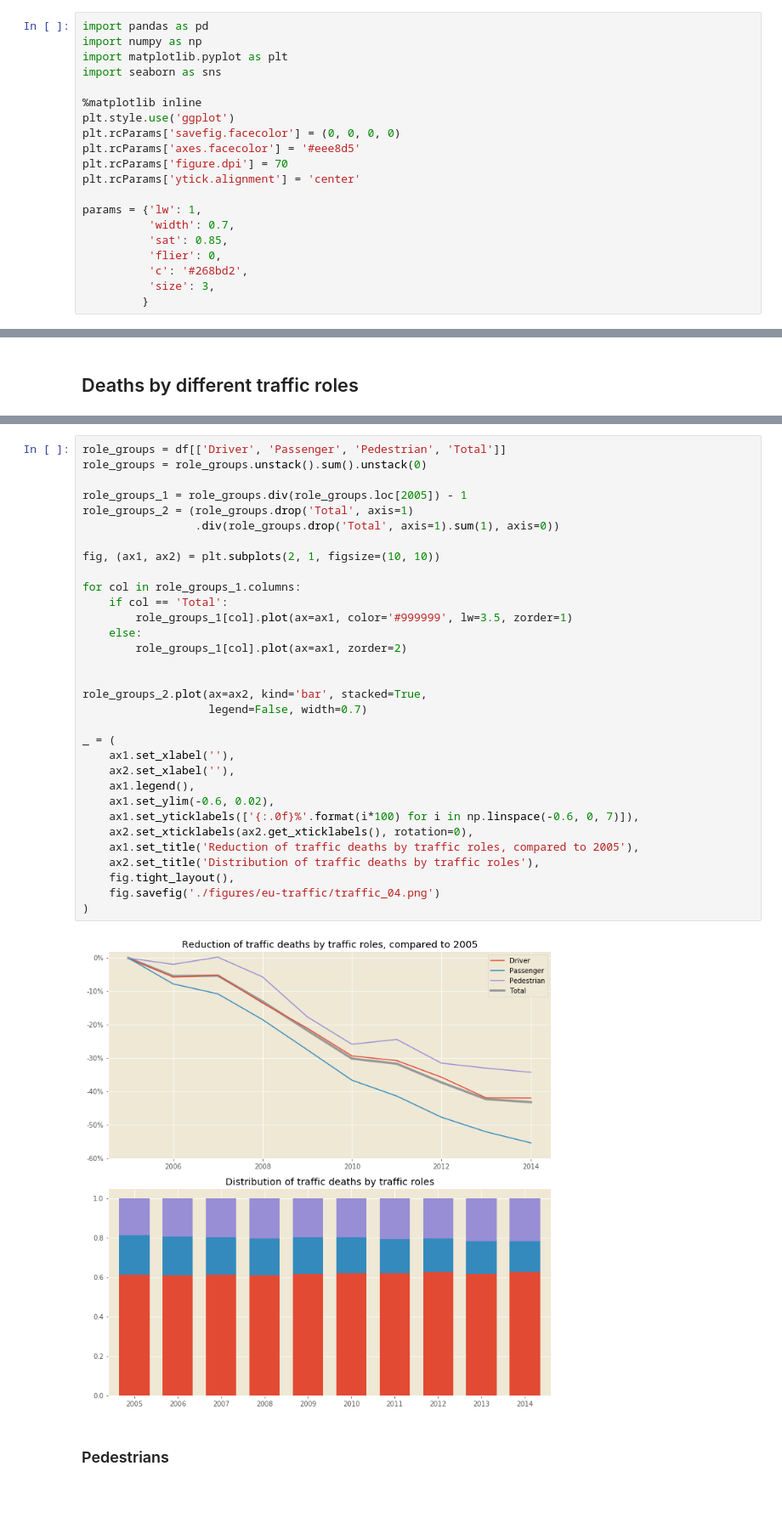
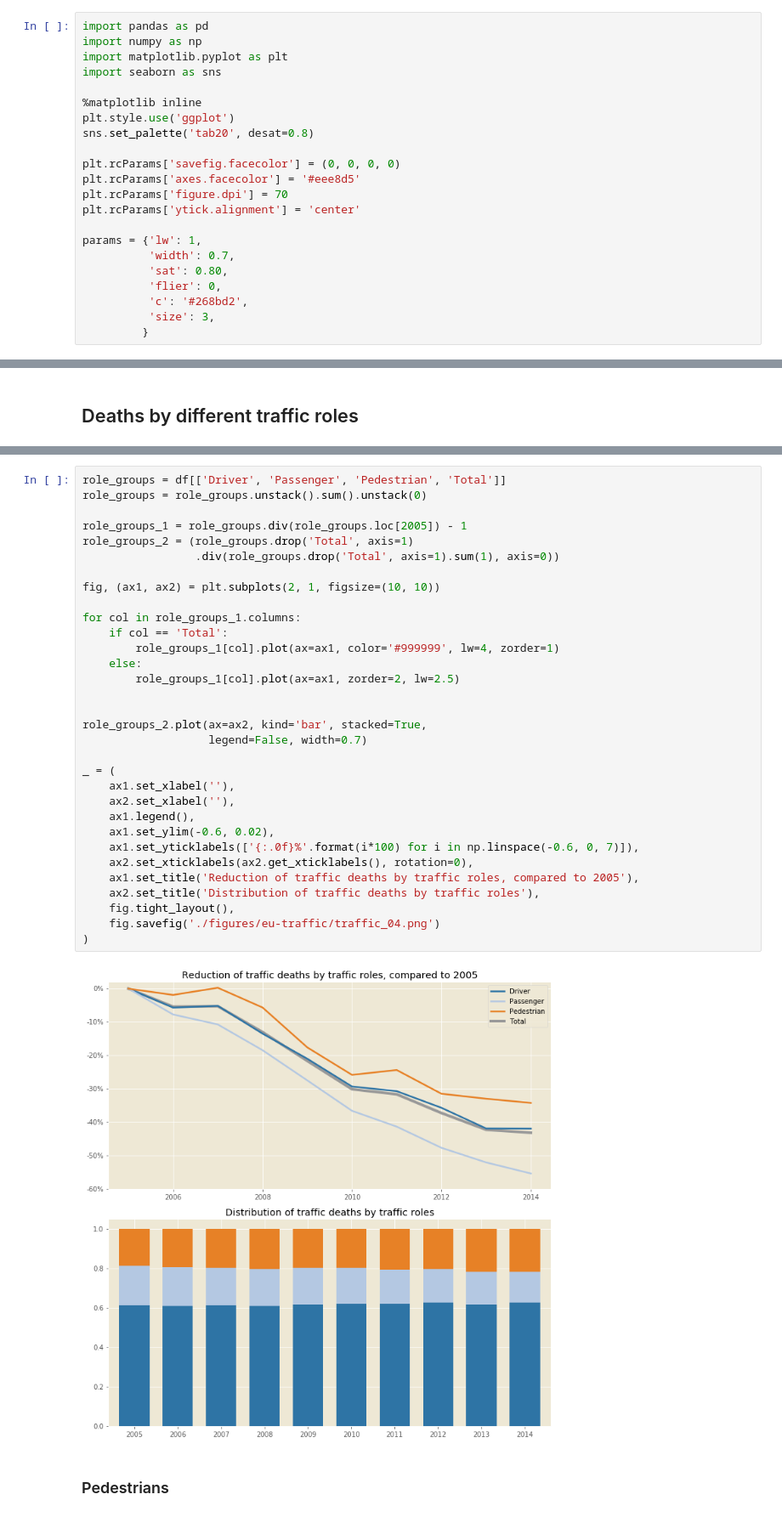
Before and after one commit to narimiran/data-notebooks, a Jupyter notebook: eu-traffic.ipynb, the cells around one changed output, grey strips where cells are left out. Shown: that part at 85% size. Drawn from its saved outputs; the diff is of its cells as text.

Commit message:
`eu-traffic` - change colormap

```diff
--- a/eu-traffic.ipynb
+++ b/eu-traffic.ipynb
@@ -6,6 +6,8 @@ import seaborn as sns
 
 %matplotlib inline
 plt.style.use('ggplot')
+sns.set_palette('tab20', desat=0.8)
+
 plt.rcParams['savefig.facecolor'] = (0, 0, 0, 0)
 plt.rcParams['axes.facecolor'] = '#eee8d5'
 plt.rcParams['figure.dpi'] = 70
@@ -13,7 +15,7 @@ plt.rcParams['ytick.alignment'] = 'center'
 
 params = {'lw': 1,
           'width': 0.7,
-          'sat': 0.85,
+          'sat': 0.80,
           'flier': 0,
           'c': '#268bd2',
           'size': 3,
@@ -144,36 +146,36 @@ _ = (
 role_groups = df[['Driver', 'Passenger', 'Pedestrian', 'Total']]
 role_groups = role_groups.unstack().sum().unstack(0)
 
 role_groups_1 = role_groups.div(role_groups.loc[2005]) - 1
 role_groups_2 = (role_groups.drop('Total', axis=1)
                  .div(role_groups.drop('Total', axis=1).sum(1), axis=0))
 
 fig, (ax1, ax2) = plt.subplots(2, 1, figsize=(10, 10))
 
 for col in role_groups_1.columns:
     if col == 'Total':
-        role_groups_1[col].plot(ax=ax1, color='#999999', lw=3.5, zorder=1)
+        role_groups_1[col].plot(ax=ax1, color='#999999', lw=4, zorder=1)
     else:
-        role_groups_1[col].plot(ax=ax1, zorder=2)
+        role_groups_1[col].plot(ax=ax1, zorder=2, lw=2.5)
 
 
 role_groups_2.plot(ax=ax2, kind='bar', stacked=True,
                    legend=False, width=0.7)
 
 _ = (
     ax1.set_xlabel(''),
     ax2.set_xlabel(''),
     ax1.legend(),
     ax1.set_ylim(-0.6, 0.02),
     ax1.set_yticklabels(['{:.0f}%'.format(i*100) for i in np.linspace(-0.6, 0, 7)]),
     ax2.set_xticklabels(ax2.get_xticklabels(), rotation=0),
     ax1.set_title('Reduction of traffic deaths by traffic roles, compared to 2005'),
     ax2.set_title('Distribution of traffic deaths by traffic roles'),
     fig.tight_layout(),
     fig.savefig('./figures/eu-traffic/traffic_04.png')
 )
 # %% [output]
-[figure, old version]
+[figure, new version]
 # %% [markdown]
 ### Pedestrians
 # %%
```
Also changed, not shown: parts of 4 cells of this notebook, 6 other files.
